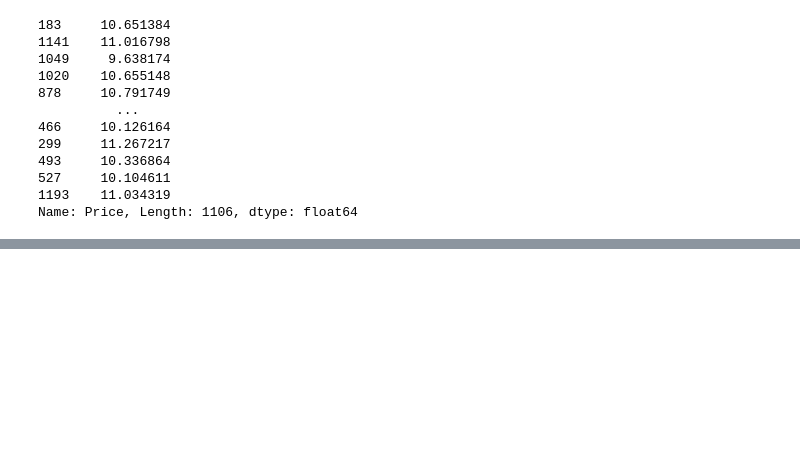
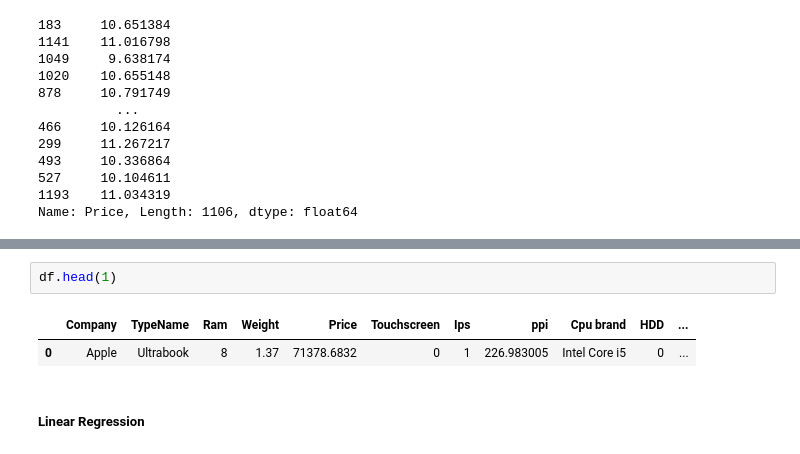
Before and after one commit to afadnan/laptopPricePrediction, a Jupyter notebook: laptop.ipynb, the cells around one changed output, grey strips where cells are left out. Saved outputs shown, nothing was run; the diff lists cells and outputs as text; blank space fills up the shorter version.

```diff
--- a/laptop.ipynb
+++ b/laptop.ipynb
@@ -958,0 +983,7 @@ Name: Price, Length: 1106, dtype: float64
+# %%
+df.head(1)
+# %% [output]
+|  | Company | TypeName | Ram | Weight | Price | Touchscreen | Ips | ppi | Cpu brand | HDD | ... |
+| 0 | Apple | Ultrabook | 8 | 1.37 | 71378.6832 | 0 | 1 | 226.983005 | Intel Core i5 | 0 | ... |
+# %% [markdown]
+##### Linear Regression
```
Also changed, not shown: parts of 24 cells of this notebook.
